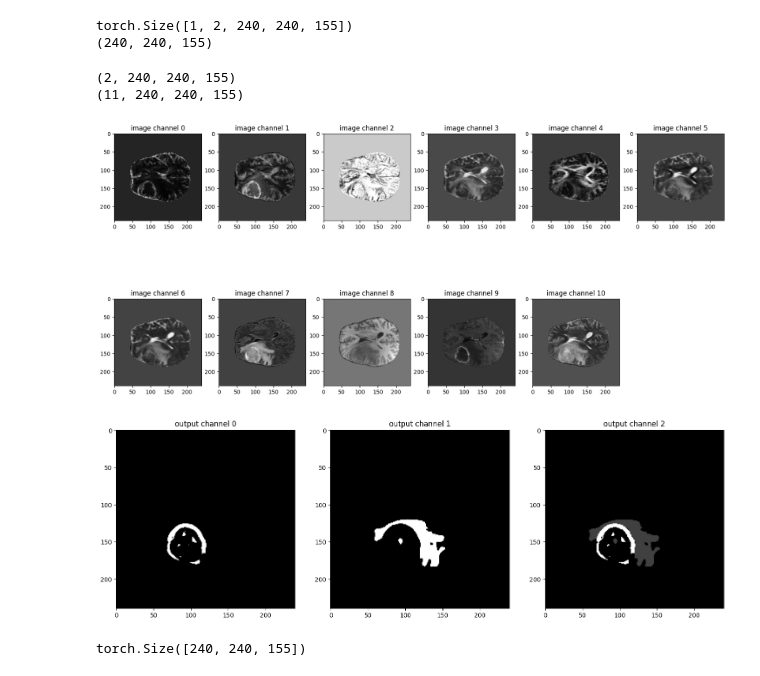
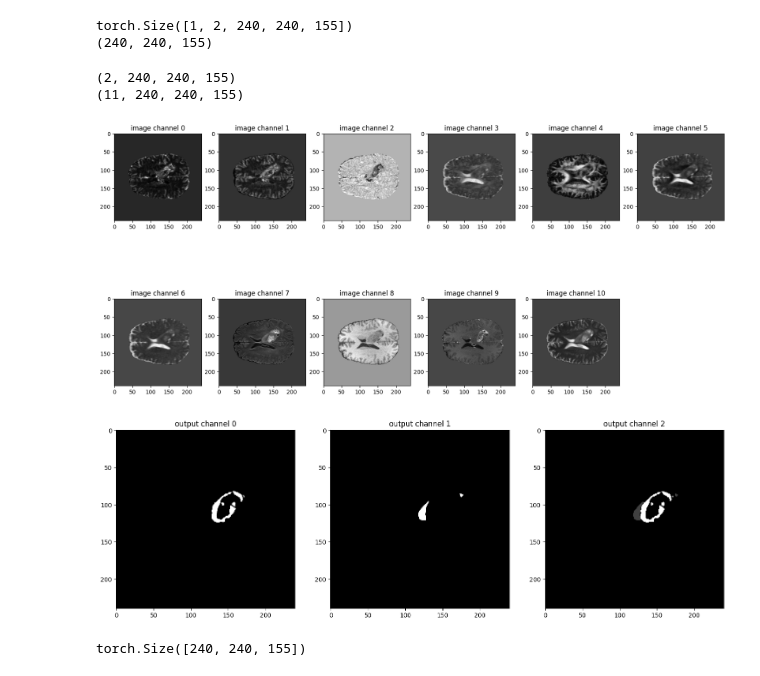
Before and after one commit to GBM-images-research/Swin_transformer_UPennGBM, a Jupyter notebook: simple_inference.ipynb, the cells around one changed output. Cells and saved outputs as stored; diff of their text form; code cells hidden in the pictures.

```diff
--- a/simple_inference.ipynb
+++ b/simple_inference.ipynb
@@ -53,7 +53,7 @@ def get_image_data(image, transform):
 ######################
 
 ### Hyperparameter
-roi = (96, 96, 96)  # (128, 128, 128)
+roi = (128, 128, 128)  # (128, 128, 128)
 
 # Create Swin transformer
 os.environ["CUDA_DEVICE_ORDER"] = "PCI_BUS_ID"
@@ -63,7 +63,7 @@ model = SwinUNETR(
     img_size=roi,
     in_channels=11,
     out_channels=2,  # mdificar con edema
-    feature_size=72,
+    feature_size=48,
     drop_rate=0.0,
     attn_drop_rate=0.0,
     dropout_path_rate=0.0,
@@ -83,8 +83,8 @@ print(artifact_dir)
 # %%
 #model.load_state_dict(torch.load(os.path.join(artifact_dir, "model.pt"), map_location=torch.device('cpu')))
 
-#model_path = "artifacts/002u8pap_best_model:v0/model.pt"
-model_path = "artifacts/odflgzy5_best_model:v0/model.pt" #'Dataset/model_dataset_330_30_96x96x96_48f_v02.pt' # 5mm - mjkearkn_best_model-v0 / 10mm - ip0bojmx_best_model-v0
+# model_path = "Dataset/model.pt"
+model_path = "artifacts/lanbtohe_best_model:v0/model.pt" #'Dataset/model_dataset_330_30_96x96x96_48f_v02.pt' # 5mm - mjkearkn_best_model-v0 / 10mm - ip0bojmx_best_model-v0
 
 # Load the model on CPU
 loaded_model = torch.load(model_path, map_location=torch.device(device))["state_dict"]
@@ -175,14 +175,14 @@ from src.get_data import CustomDataset
 from monai.data import DataLoader
 
 dataset="./Dataset/Dataset_10_1_casos"
-test_set=CustomDataset(dataset, section="valid", transform=val_transform) # v_transform
+test_set=CustomDataset(dataset, section="valid_10", transform=val_transform) # v_transform
 test_loader = DataLoader(test_set, batch_size=1, shuffle=False, num_workers=4, pin_memory=True)
 
-roi = (128, 128, 96)
+roi = (128, 128, 128)
 model_inferer_test = partial(
     sliding_window_inference,
     roi_size=[roi[0], roi[1], roi[2]],
-    sw_batch_size=1,
+    sw_batch_size=2,
     predictor=model,
     overlap=0.6,
 )
@@ -217,30 +217,30 @@ image=image.squeeze(0).cpu().numpy()
 torch.Size([1, 2, 240, 240, 155])
 (240, 240, 155)
 # %%
-sl=77
+sl=90
 
 print(original.shape)
 print(image.shape)
 
 plt.figure("image", (20, 10))
 for i in range(11):
     plt.subplot(2, 6, i + 1)
     plt.title(f"image channel {i}")
     plt.imshow(image[i, :, :, sl], cmap="gray")
 plt.show()
 # visualize the 3 channels model output corresponding to this image
 plt.figure("output", (18, 6))
 for i in range(3):
     plt.subplot(1, 3, i + 1)
     plt.title(f"output channel {i}")
     if i==2:
         plt.imshow(seg_out[:,:,sl], cmap="gray")
     else:
         plt.imshow(original[i,:,:,sl], cmap="gray") #.detach().cpu()
 plt.show()
 # %% [output]
 (2, 240, 240, 155)
 (11, 240, 240, 155)
-[figure, old version]
+[figure, new version]
-[figure, old version]
+[figure, new version]
 # %%
```
Also changed, not shown: parts of 4 cells of this notebook, 3 other files.
